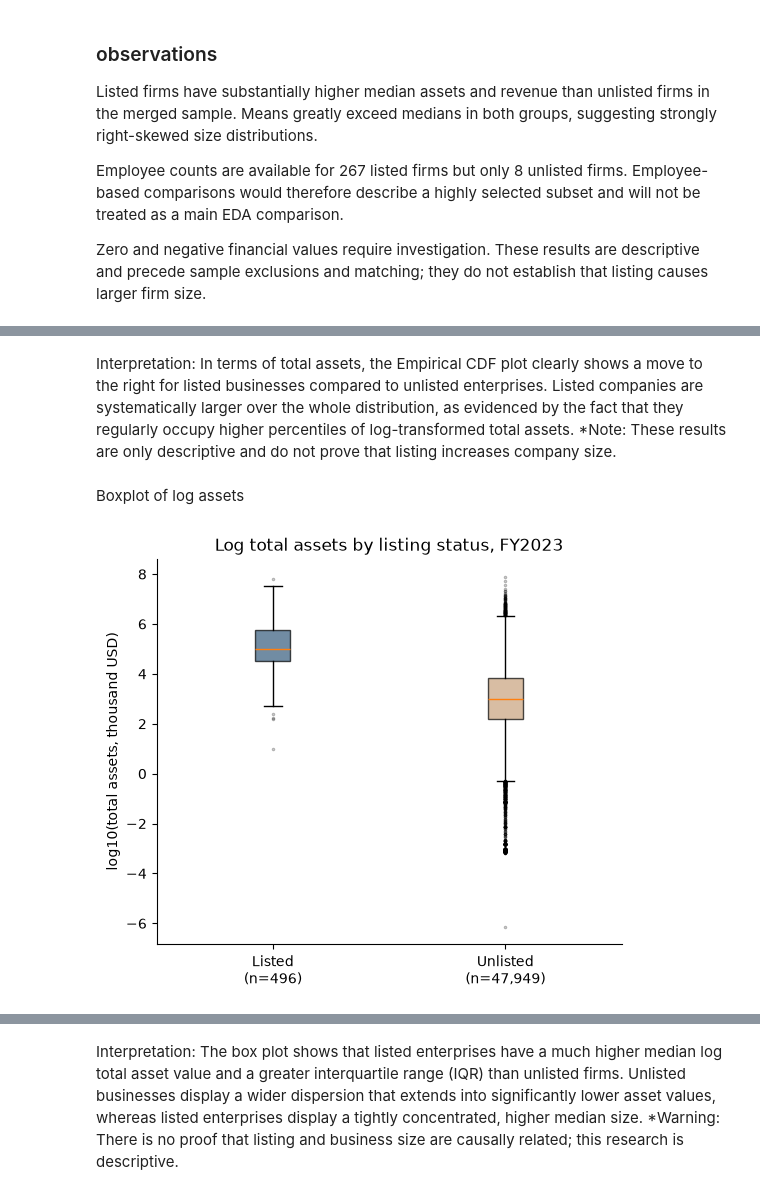
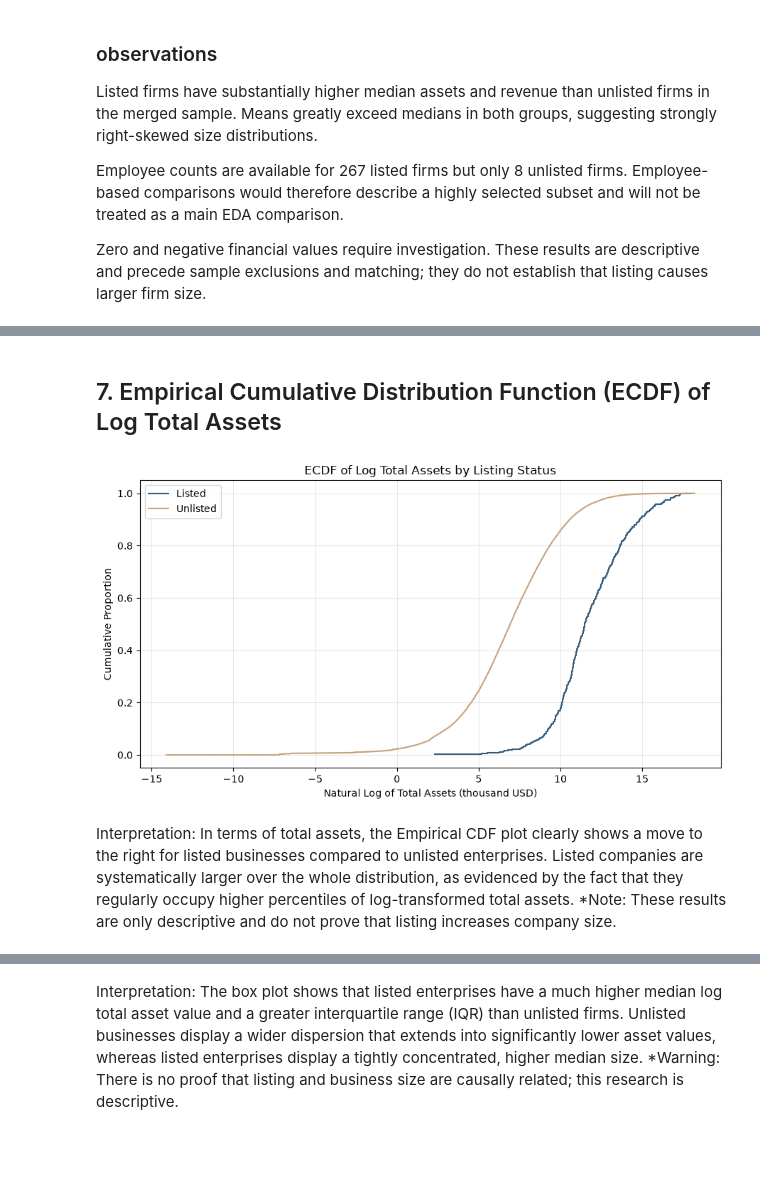
Before and after one commit to mljiang2026-oss/ds607-singapore-firm-size, a Jupyter notebook: notebooks/01_eda.ipynb, the cells around one changed output, grey strips where cells are left out. Cells and saved outputs as stored; diff of their text form; code cells hidden in the pictures; blank space fills up the shorter version.

```diff
--- a/notebooks/01_eda.ipynb
+++ b/notebooks/01_eda.ipynb
@@ -442,20 +403,37 @@ plt.show()
+# %% [markdown]
+## 7. Empirical Cumulative Distribution Function (ECDF) of Log Total Assets
+# %%
+import numpy as np
+import matplotlib.pyplot as plt
+
+plt.figure(figsize=(9, 5))
+
+for status in ["Listed", "Unlisted"]:
+
+    # Get log assets for each group
+    x = eda_assets.loc[
+        eda_assets["listing_status"] == status,
+        "log_assets"
+    ].dropna().to_numpy()
+
+    # Sort values from smallest to largest
+    x = np.sort(x)
+
+    # Calculate cumulative proportion
+    y = np.arange(1, len(x) + 1) / len(x)
+
+    # Plot ECDF
+    plt.step(x, y, where="post", label=status, color=COLORS[status])
+
+plt.title("ECDF of Log Total Assets by Listing Status")
+plt.xlabel("Natural Log of Total Assets (thousand USD)")
+plt.ylabel("Cumulative Proportion")
+plt.legend()
+plt.grid(alpha=0.3)
+plt.tight_layout()
+plt.show()
+# %% [output]
+[figure, added]
 # %% [markdown]
 Interpretation:
 In terms of total assets, the Empirical CDF plot clearly shows a move to the right for listed businesses compared to unlisted enterprises. Listed companies are systematically larger over the whole distribution, as evidenced by the fact that they regularly occupy higher percentiles of log-transformed total assets. *Note: These results are only descriptive and do not prove that listing increases company size.
-# %% [markdown]
-Boxplot of log assets
-# %%
-fig, ax = plt.subplots(figsize=(6, 5))
-data = [eda.loc[eda["listing_status"] == g, "log_assets"].dropna() for g in GROUPS]
-bp = ax.boxplot(data, patch_artist=True,
-                flierprops={"marker": ".", "markersize": 3, "alpha": 0.3})
-for box, g in zip(bp["boxes"], GROUPS):
-    box.set_facecolor(COLORS[g]); box.set_alpha(0.7)
-ax.set_xticks([1, 2], [f"{g}\n(n={len(d):,})" for g, d in zip(GROUPS, data)])
-ax.set_ylabel("log10(total assets, thousand USD)")
-ax.set_title("Log total assets by listing status, FY2023")
-ax.spines[["top", "right"]].set_visible(False)
-fig.savefig(FIG_DIR / "log_assets_boxplot.png", dpi=300, bbox_inches="tight")
-plt.show()
-# %% [output]
-[figure, removed]
```
Also changed, not shown: parts of 78 cells of this notebook, 2 other files.
